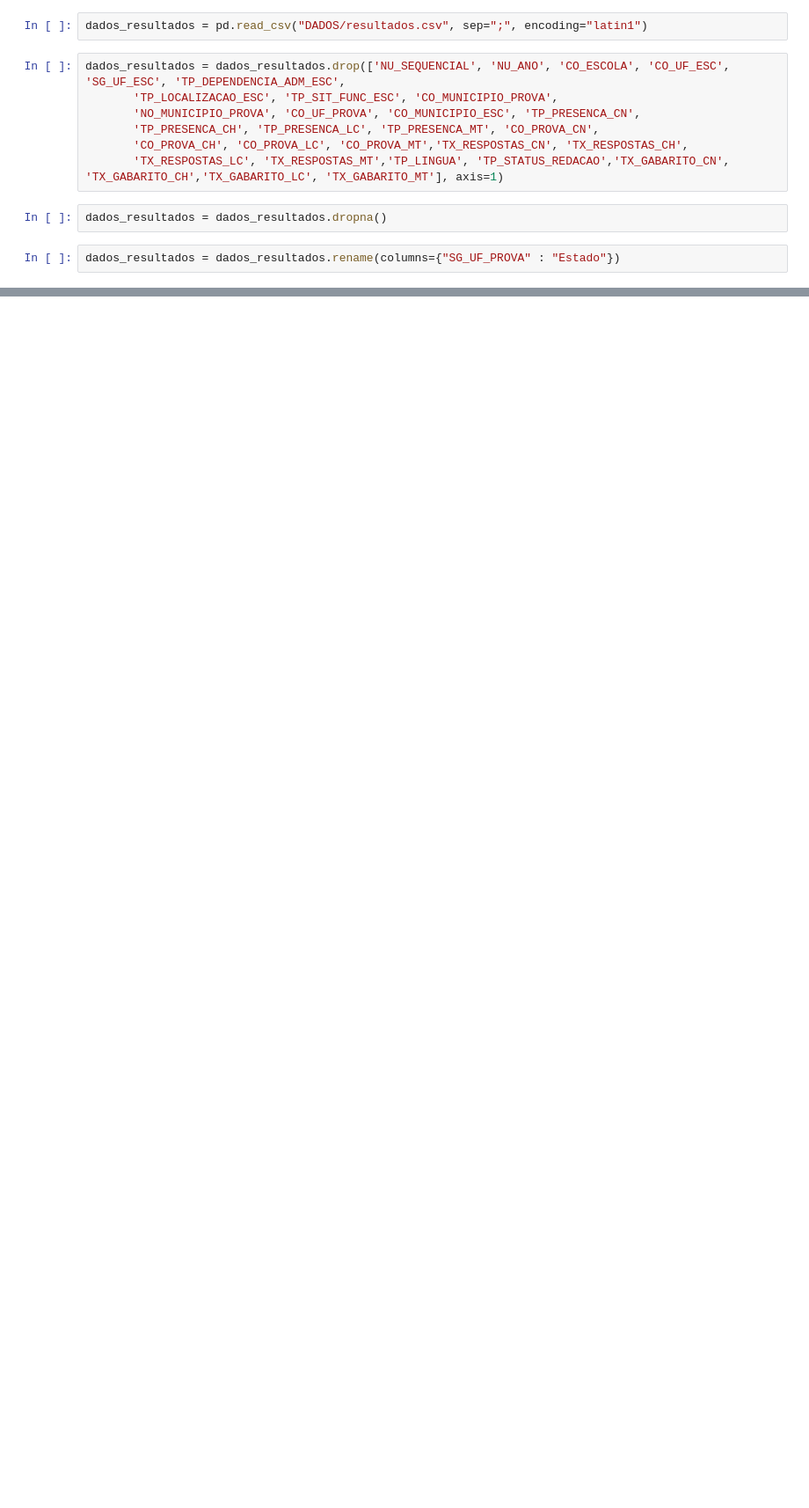
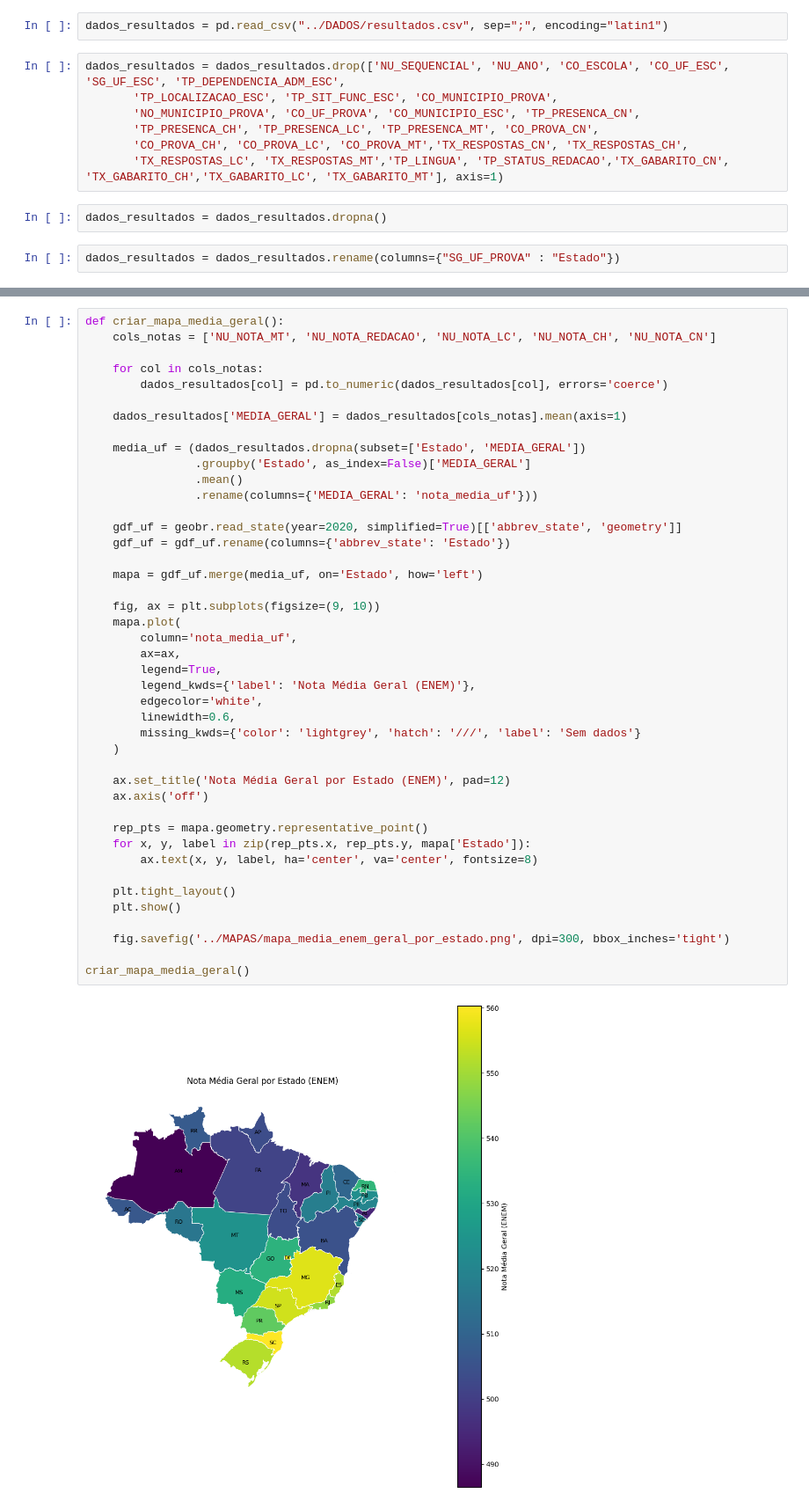
Before and after one commit to erixalv/ECVD, a Jupyter notebook: src/main.ipynb, the cells around one changed output, grey strips where cells are left out. Shown: that part at 88% size. Saved outputs shown, nothing was run; the diff lists cells and outputs as text; blank space fills up the shorter version.

Commit message:
adicionado média geral por estado

```diff
--- a/code/main.ipynb
+++ b/src/main.ipynb
@@ -5,7 +5,7 @@ import geopandas as gpd
 import geobr
 import numpy as np
 # %%
-dados_resultados = pd.read_csv("DADOS/resultados.csv", sep=";", encoding="latin1")
+dados_resultados = pd.read_csv("../DADOS/resultados.csv", sep=";", encoding="latin1")
 # %%
 dados_resultados = dados_resultados.drop(['NU_SEQUENCIAL', 'NU_ANO', 'CO_ESCOLA', 'CO_UF_ESC', 'SG_UF_ESC', 'TP_DEPENDENCIA_ADM_ESC',
        'TP_LOCALIZACAO_ESC', 'TP_SIT_FUNC_ESC', 'CO_MUNICIPIO_PROVA',
@@ -83,4 +76,49 @@ for c in cols_notas:
 [figure]
 [figure]
 [figure]
+# %%
+def criar_mapa_media_geral():
+    cols_notas = ['NU_NOTA_MT', 'NU_NOTA_REDACAO', 'NU_NOTA_LC', 'NU_NOTA_CH', 'NU_NOTA_CN']
+
+    for col in cols_notas:
+        dados_resultados[col] = pd.to_numeric(dados_resultados[col], errors='coerce')
+
+    dados_resultados['MEDIA_GERAL'] = dados_resultados[cols_notas].mean(axis=1)
+
+    media_uf = (dados_resultados.dropna(subset=['Estado', 'MEDIA_GERAL'])
+                .groupby('Estado', as_index=False)['MEDIA_GERAL']
+                .mean()
+                .rename(columns={'MEDIA_GERAL': 'nota_media_uf'}))
+
+    gdf_uf = geobr.read_state(year=2020, simplified=True)[['abbrev_state', 'geometry']]
+    gdf_uf = gdf_uf.rename(columns={'abbrev_state': 'Estado'})
+
+    mapa = gdf_uf.merge(media_uf, on='Estado', how='left')
+
+    fig, ax = plt.subplots(figsize=(9, 10))
+    mapa.plot(
+        column='nota_media_uf',
+        ax=ax,
+        legend=True,
+        legend_kwds={'label': 'Nota Média Geral (ENEM)'},
+        edgecolor='white',
+        linewidth=0.6,
+        missing_kwds={'color': 'lightgrey', 'hatch': '///', 'label': 'Sem dados'}
+    )
+
+    ax.set_title('Nota Média Geral por Estado (ENEM)', pad=12)
+    ax.axis('off')
+
+    rep_pts = mapa.geometry.representative_point()
+    for x, y, label in zip(rep_pts.x, rep_pts.y, mapa['Estado']):
+        ax.text(x, y, label, ha='center', va='center', fontsize=8)
+
+    plt.tight_layout()
+    plt.show()
+
+    fig.savefig('../MAPAS/mapa_media_enem_geral_por_estado.png', dpi=300, bbox_inches='tight')
+
+criar_mapa_media_geral()
+# %% [output]
+[figure, added]
 # %%
```
Also changed, not shown: parts of 2 cells of this notebook, 1 other file.
